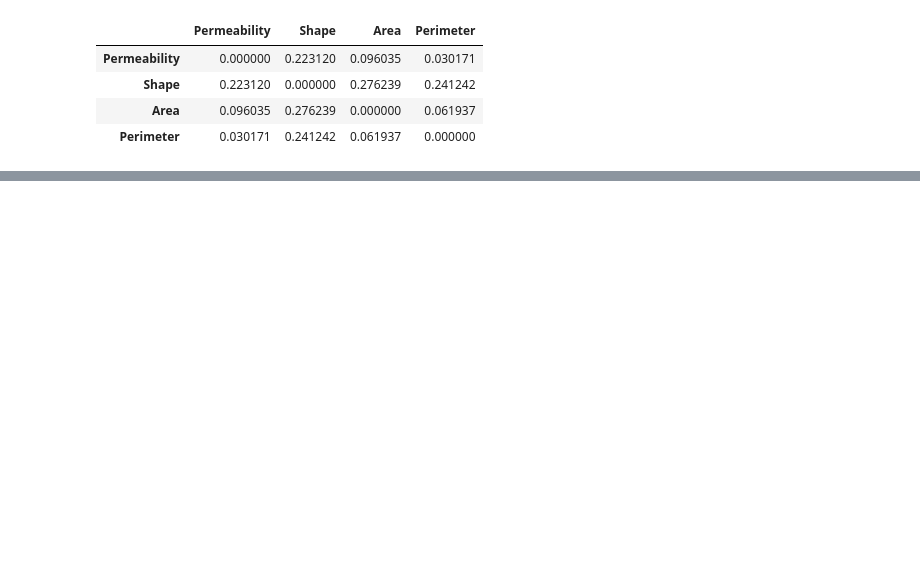
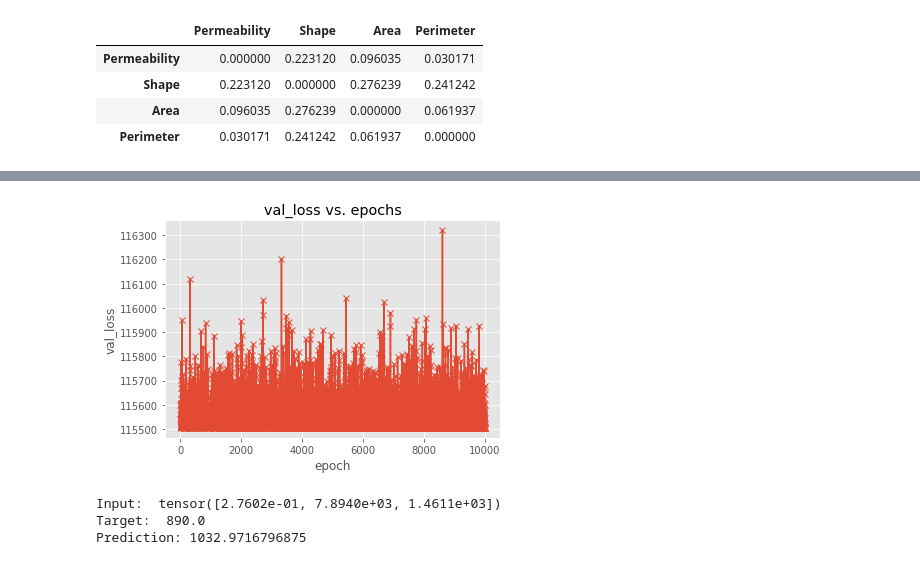
Before and after one commit to mavsison/core-sample-permeability-prediction, a Jupyter notebook: Petroleum Rock.ipynb, the cells around one changed output, grey strips where cells are left out. Cells and saved outputs as stored; diff of their text form; code cells hidden in the pictures; blank space fills up the shorter version.

```diff
--- a/Petroleum Rock.ipynb
+++ b/Petroleum Rock.ipynb
@@ -162,0 +171,5 @@ Using linear regression to model permeability don't
+# %%
+dataset = TensorDataset(torch.tensor(inputs, dtype=torch.float32), torch.tensor(targets, dtype=torch.float32))
+
+train_loader = DataLoader(dataset, batch_size, shuffle=True)
+val_loader = DataLoader(dataset, batch_size)
@@ -162,0 +207,23 @@ Using linear regression to model permeability don't
+# %%
+def evaluate(model, val_loader):
+    outputs = [model.validation_step(batch) for batch in val_loader]
+    return model.validation_epoch_end(outputs)
+
+def fit(epochs, lr, model, train_loader, val_loader, opt_func=torch.optim.ASGD):
+    history = []
+    optimizer = opt_func(model.parameters(), lr)
+    for epoch in range(epochs):
+        # Training Phase
+        for batch in train_loader:
+            loss = model.training_step(batch)
+            loss.backward()
+            optimizer.step()
+            optimizer.zero_grad()
+        # Validation phase
+        result = evaluate(model, val_loader)
+        model.epoch_end(epoch, result)
+        history.append(result)
+    return history
+# %%
+result = evaluate(model, val_loader)
+result
@@ -162,0 +232,2 @@ Using linear regression to model permeability don't
+# %%
+history = fit(10000, learning_rate, model, train_loader, val_loader)
@@ -162,0 +252,8 @@ Using linear regression to model permeability don't
+# %%
+losses = [r['val_loss'] for r in [result] + history]
+plt.plot(losses, '-x')
+plt.xlabel('epoch')
+plt.ylabel('val_loss')
+plt.title('val_loss vs. epochs');
+# %% [output]
+[figure, added]
@@ -162,0 +264,10 @@ Using linear regression to model permeability don't
+# %%
+x, target = val_ds[7]
+pred = predict_single(x, model)
+print("Input: ", x)
+print("Target: ", target.item())
+print("Prediction:", pred)
+# %% [output]
+Input:  tensor([2.7602e-01, 7.8940e+03, 1.4611e+03])
+Target:  890.0
+Prediction: 1032.9716796875
```
Also changed, not shown: parts of 19 cells of this notebook.
